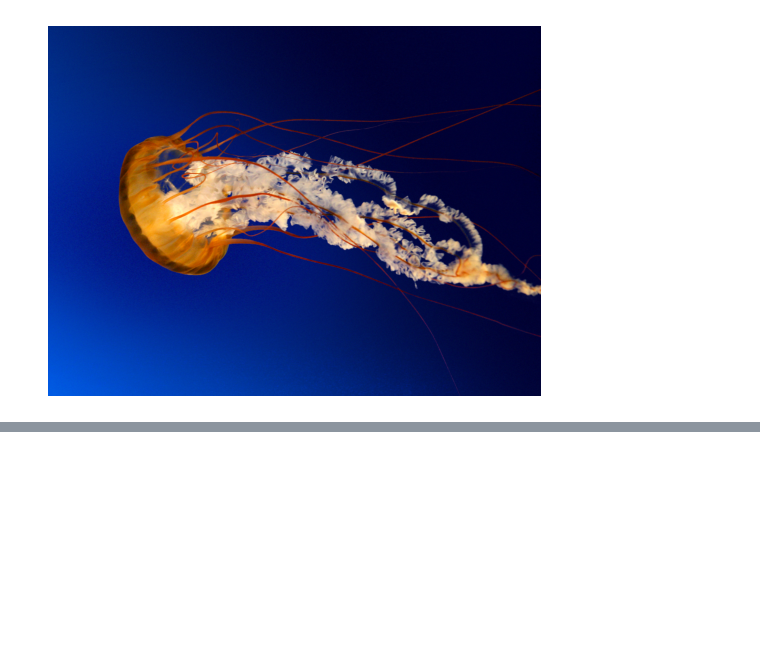
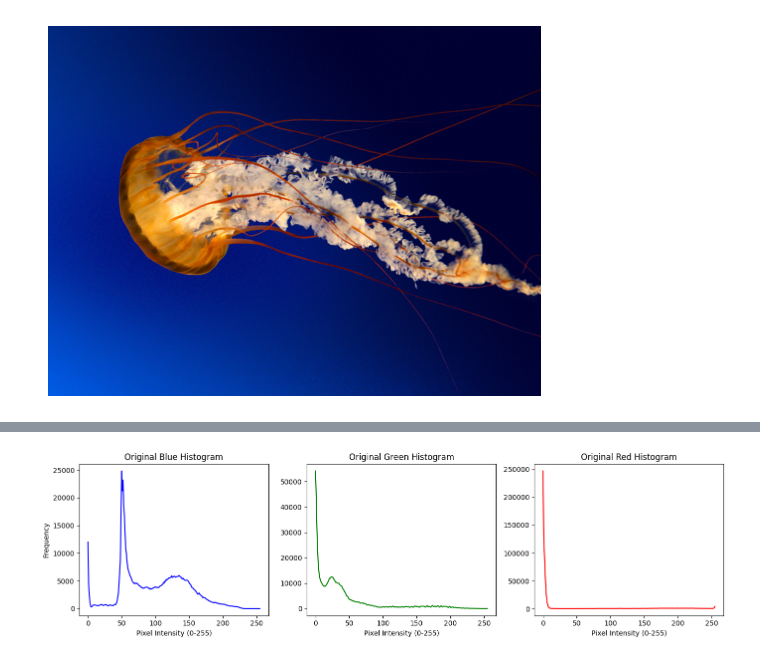
Before and after one commit to omarashraf03/Image-Processing, a Jupyter notebook: Task1/task1.ipynb, the cells around one changed output, grey strips where cells are left out. Cells and saved outputs as stored; diff of their text form; code cells hidden in the pictures; blank space fills up the shorter version.

```diff
--- a/Task1/task1.ipynb
+++ b/Task1/task1.ipynb
@@ -80,0 +43,26 @@ plt.show()
+# %%
+# Function to plot histograms
+def plot_histogram(channel, title, color):
+    hist = cv2.calcHist([channel], [0], None, [256], [0, 256])
+    plt.plot(hist, color=color)
+    plt.title(title)
+# %%
+plt.figure(figsize=(14, 4))
+
+plt.subplot(1, 3 , 1)
+plot_histogram(blue, "Original Blue Histogram", "blue")
+plt.xlabel("Pixel Intensity (0-255)")
+plt.ylabel("Frequency")
+
+plt.subplot(1, 3 , 2)
+plot_histogram(green, "Original Green Histogram", "green")
+plt.xlabel("Pixel Intensity (0-255)")
+
+plt.subplot(1, 3 , 3)
+plot_histogram(red, "Original Red Histogram", "red")
+plt.xlabel("Pixel Intensity (0-255)")
+
+plt.tight_layout()
+plt.show()
+# %% [output]
+[figure, added]
```
Also changed, not shown: parts of 13 cells of this notebook, 1 other file.
